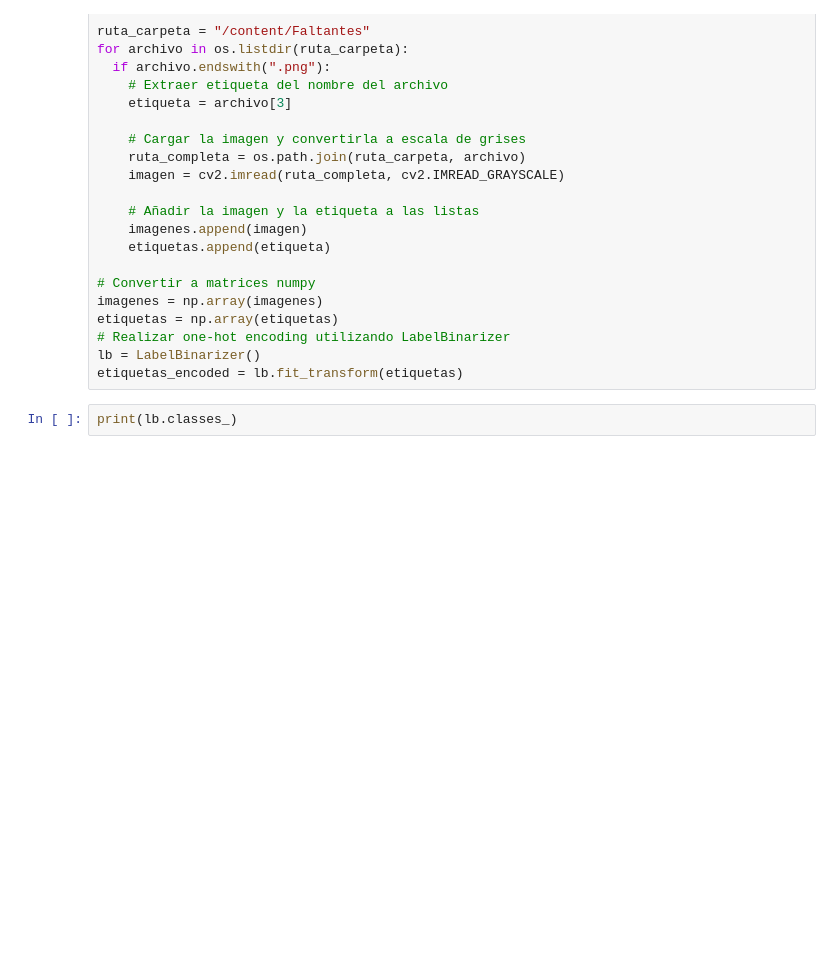
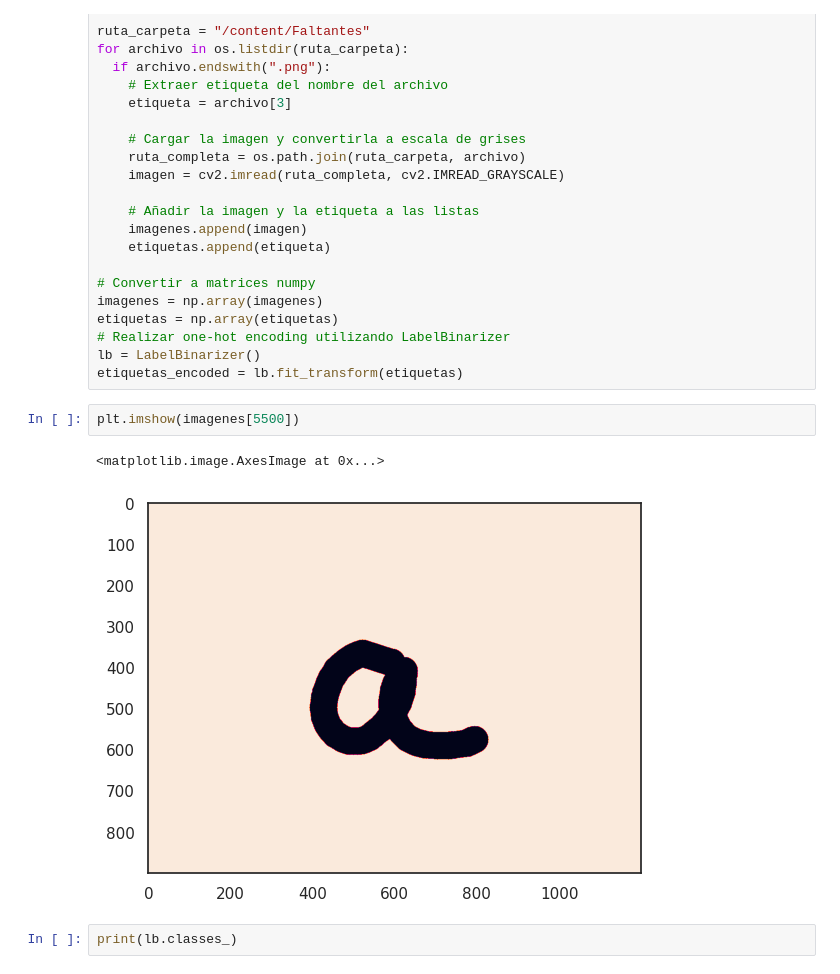
Before and after one commit to cabamarcos/Captcha_recognition, a Jupyter notebook: IAO.ipynb, the cells around one changed output. Drawn from its saved outputs; the diff is of its cells as text; blank space fills up the shorter version.

Commit message:
Podemos ver las imagenes

```diff
--- a/IAO.ipynb
+++ b/IAO.ipynb
@@ -783,6 +793,11 @@ etiquetas = np.array(etiquetas)
 # Realizar one-hot encoding utilizando LabelBinarizer
 lb = LabelBinarizer()
 etiquetas_encoded = lb.fit_transform(etiquetas)
+# %%
+plt.imshow(imagenes[5500])
+# %% [output]
+<matplotlib.image.AxesImage at 0x...>
+[figure, added]
 # %%
 print(lb.classes_)
 # %% [output]
```
Also changed, not shown: parts of 12 cells of this notebook.
